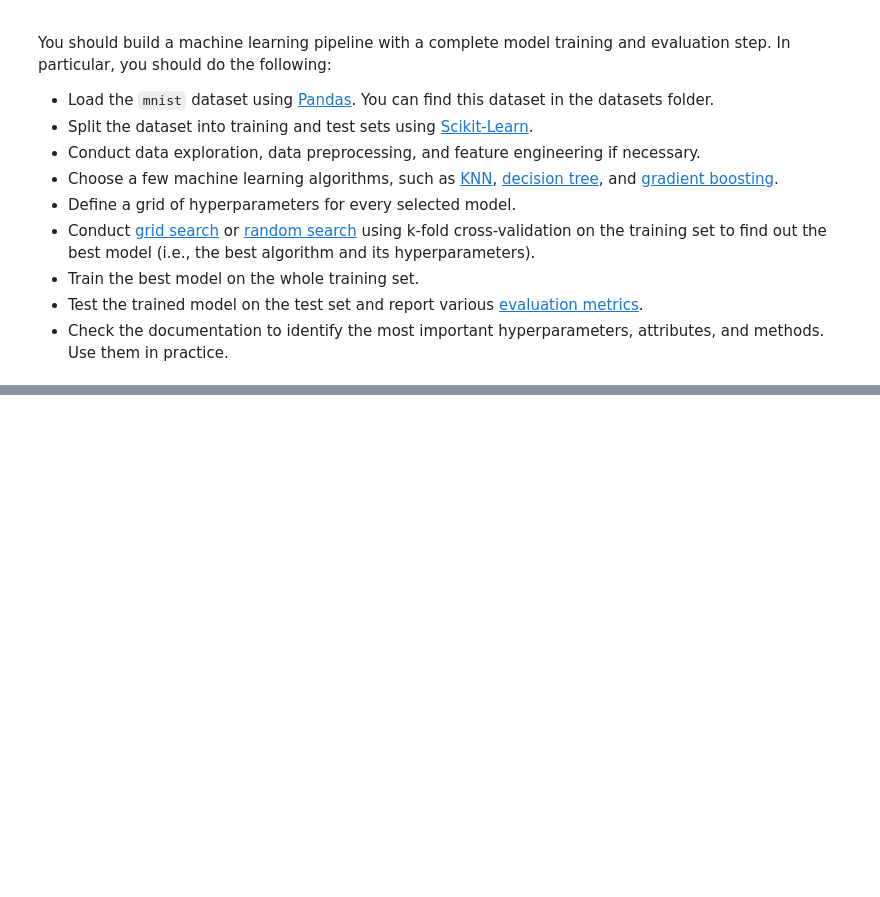
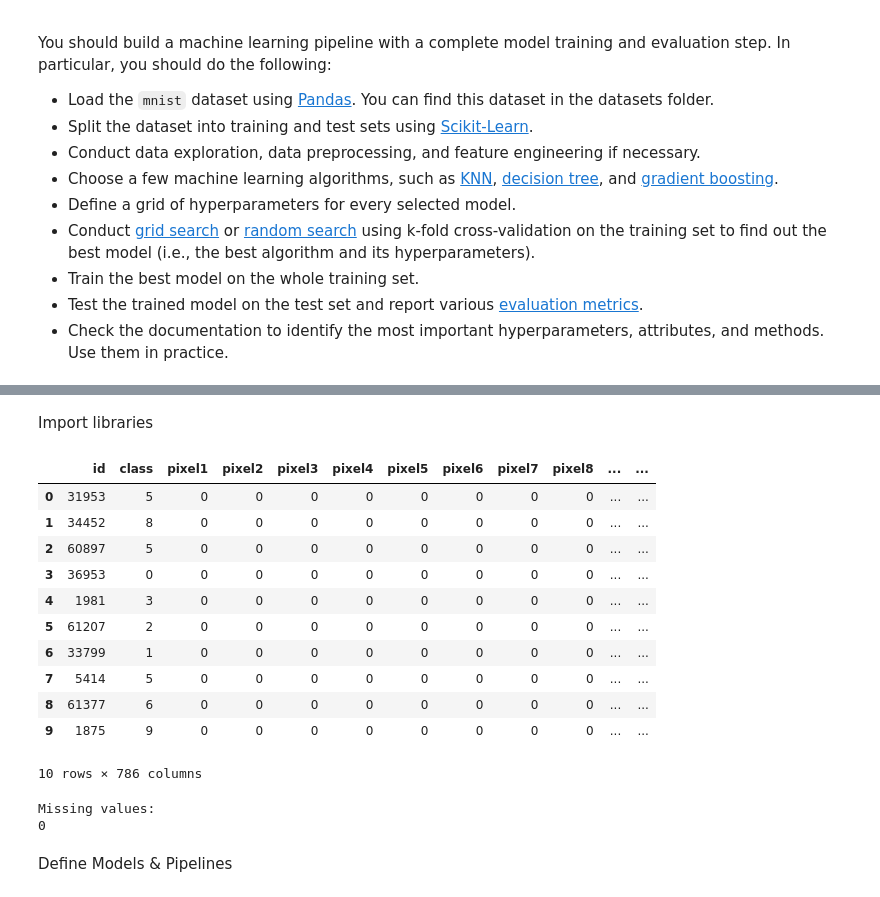
Before and after one commit to saharzare/API-Development, a Jupyter notebook: exercises/machine-learning/supervised-learning/model_training_and_evaluation.ipynb, the cells around one changed output, grey strips where cells are left out. Cells and saved outputs as stored; diff of their text form; code cells hidden in the pictures; blank space fills up the shorter version.

```diff
--- a/exercises/machine-learning/supervised-learning/model_training_and_evaluation.ipynb
+++ b/exercises/machine-learning/supervised-learning/model_training_and_evaluation.ipynb
@@ -200,0 +13,2 @@ print(classification_report(y_test, y_pred))
+# %% [markdown]
+Import libraries
@@ -200,0 +34,28 @@ print(classification_report(y_test, y_pred))
+# %%
+
+# Use the raw file URL
+url = "https://raw.githubusercontent.com/m-mahdavi/teaching/main/datasets/mnist.csv"
+df = pd.read_csv(url)
+
+# Show the first 10 rows
+df.head(10)
+# %% [output]
+|  | id | class | pixel1 | pixel2 | pixel3 | pixel4 | pixel5 | pixel6 | pixel7 | pixel8 | ... | ... |
+| 0 | 31953 | 5 | 0 | 0 | 0 | 0 | 0 | 0 | 0 | 0 | ... | ... |
+| 1 | 34452 | 8 | 0 | 0 | 0 | 0 | 0 | 0 | 0 | 0 | ... | ... |
+| 2 | 60897 | 5 | 0 | 0 | 0 | 0 | 0 | 0 | 0 | 0 | ... | ... |
+| 3 | 36953 | 0 | 0 | 0 | 0 | 0 | 0 | 0 | 0 | 0 | ... | ... |
+| 4 | 1981 | 3 | 0 | 0 | 0 | 0 | 0 | 0 | 0 | 0 | ... | ... |
+| 5 | 61207 | 2 | 0 | 0 | 0 | 0 | 0 | 0 | 0 | 0 | ... | ... |
+| 6 | 33799 | 1 | 0 | 0 | 0 | 0 | 0 | 0 | 0 | 0 | ... | ... |
+| 7 | 5414 | 5 | 0 | 0 | 0 | 0 | 0 | 0 | 0 | 0 | ... | ... |
+| 8 | 61377 | 6 | 0 | 0 | 0 | 0 | 0 | 0 | 0 | 0 | ... | ... |
+| 9 | 1875 | 9 | 0 | 0 | 0 | 0 | 0 | 0 | 0 | 0 | ... | ... |
+10 rows × 786 columns
+# %%
+# Basic EDA
+print("\nMissing values:")
+print(df.isnull().sum().sum())
+# %% [output]
+Missing values:
+0
@@ -200,0 +74,2 @@ print(classification_report(y_test, y_pred))
+# %% [markdown]
+Define Models & Pipelines
```
Also changed, not shown: parts of 34 cells of this notebook.
